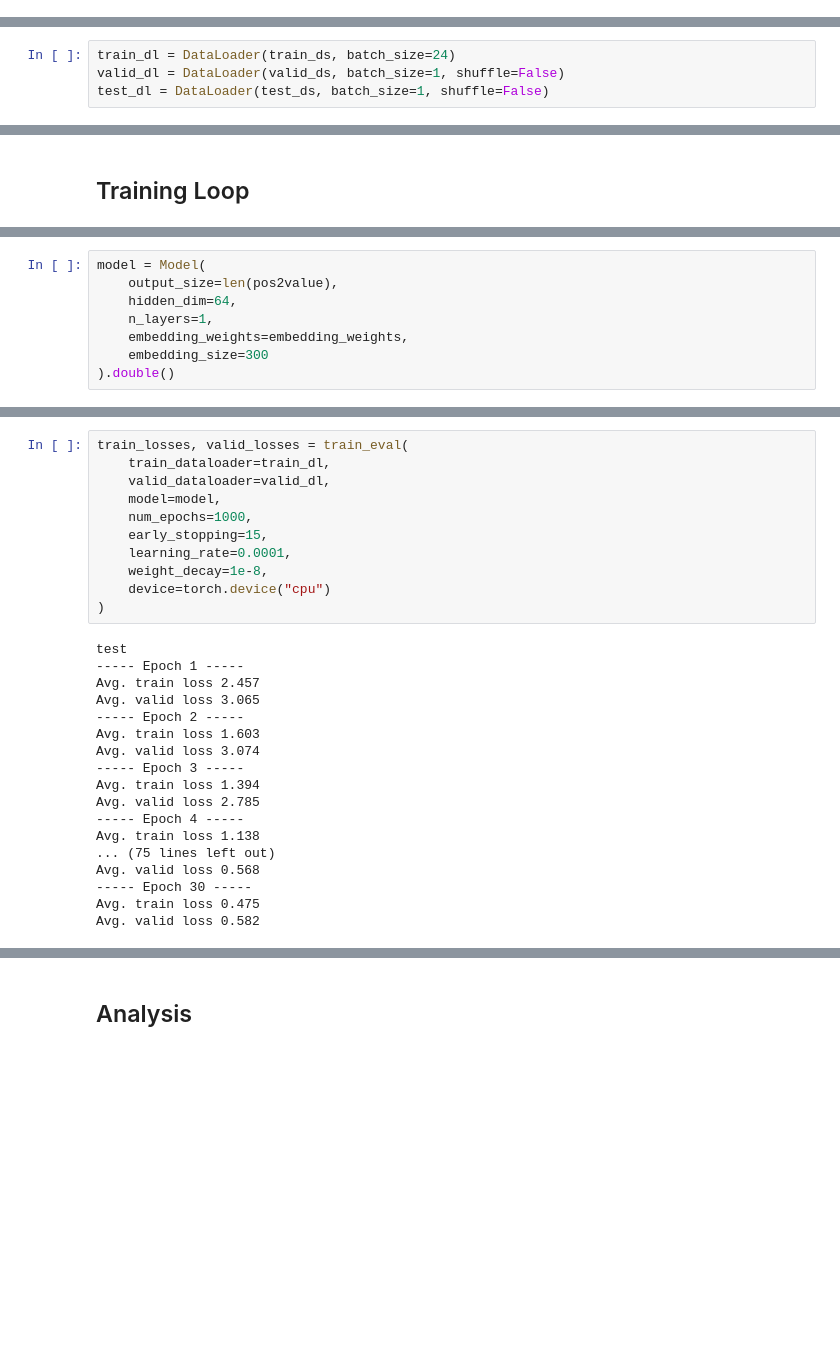
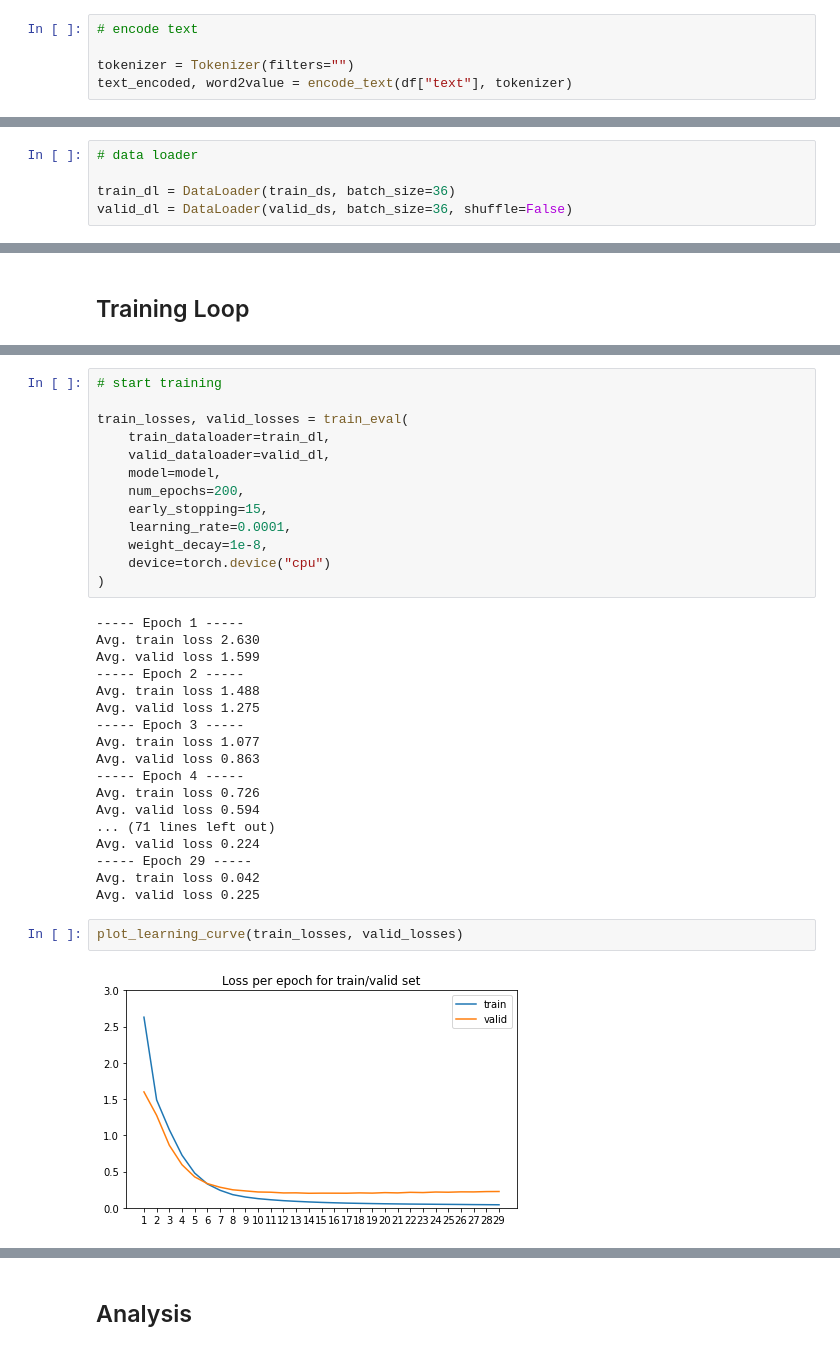
Before and after one commit to HeleneFabia/pos-tagger, a Jupyter notebook: pos_tagger.ipynb, the cells around one changed output, grey strips where cells are left out. Saved outputs shown, nothing was run; the diff lists cells and outputs as text; blank space fills up the shorter version.

```diff
--- a/pos_tagger.ipynb
+++ b/pos_tagger.ipynb
@@ -194 +163,6 @@ value2word = {v: k for k, v in word2value.items()}
+# %%
+# encode text
+
+tokenizer = Tokenizer(filters="")
+text_encoded, word2value = encode_text(df["text"], tokenizer)
 # %%
@@ -314,6 +262,7 @@ train_ds = POSDataset(train_X, train_Y)
 valid_ds = POSDataset(valid_X, valid_Y)
 test_ds = POSDataset(test_X, test_Y)
 # %%
-train_dl = DataLoader(train_ds, batch_size=24)
-valid_dl = DataLoader(valid_ds, batch_size=1, shuffle=False)
-test_dl = DataLoader(test_ds, batch_size=1, shuffle=False)
+# data loader
+
+train_dl = DataLoader(train_ds, batch_size=36)
+valid_dl = DataLoader(valid_ds, batch_size=36, shuffle=False)
@@ -411,10 +350,2 @@ class Model(nn.Module):
 
         return output
-# %%
-model = Model(
-    output_size=len(pos2value),
-    hidden_dim=64,
-    n_layers=1,
-    embedding_weights=embedding_weights,
-    embedding_size=300
-).double()
@@ -421,29 +383,35 @@ model = Model(
 # %%
+# start training
+
 train_losses, valid_losses = train_eval(
     train_dataloader=train_dl,
     valid_dataloader=valid_dl,
     model=model,
-    num_epochs=1000,
+    num_epochs=200,
     early_stopping=15,
     learning_rate=0.0001,
     weight_decay=1e-8,
     device=torch.device("cpu")
 )
 # %% [output]
-test
 ----- Epoch 1 -----
-Avg. train loss 2.457
-Avg. valid loss 3.065
+Avg. train loss 2.630
+Avg. valid loss 1.599
 ----- Epoch 2 -----
-Avg. train loss 1.603
-Avg. valid loss 3.074
+Avg. train loss 1.488
+Avg. valid loss 1.275
 ----- Epoch 3 -----
-Avg. train loss 1.394
-Avg. valid loss 2.785
+Avg. train loss 1.077
+Avg. valid loss 0.863
 ----- Epoch 4 -----
-Avg. train loss 1.138
-... (75 lines left out)
-Avg. valid loss 0.568
------ Epoch 30 -----
-Avg. train loss 0.475
-Avg. valid loss 0.582
+Avg. train loss 0.726
+Avg. valid loss 0.594
+... (71 lines left out)
+Avg. valid loss 0.224
+----- Epoch 29 -----
+Avg. train loss 0.042
+Avg. valid loss 0.225
+# %%
+plot_learning_curve(train_losses, valid_losses)
+# %% [output]
+[figure, added]
```
Also changed, not shown: parts of 51 cells of this notebook.
